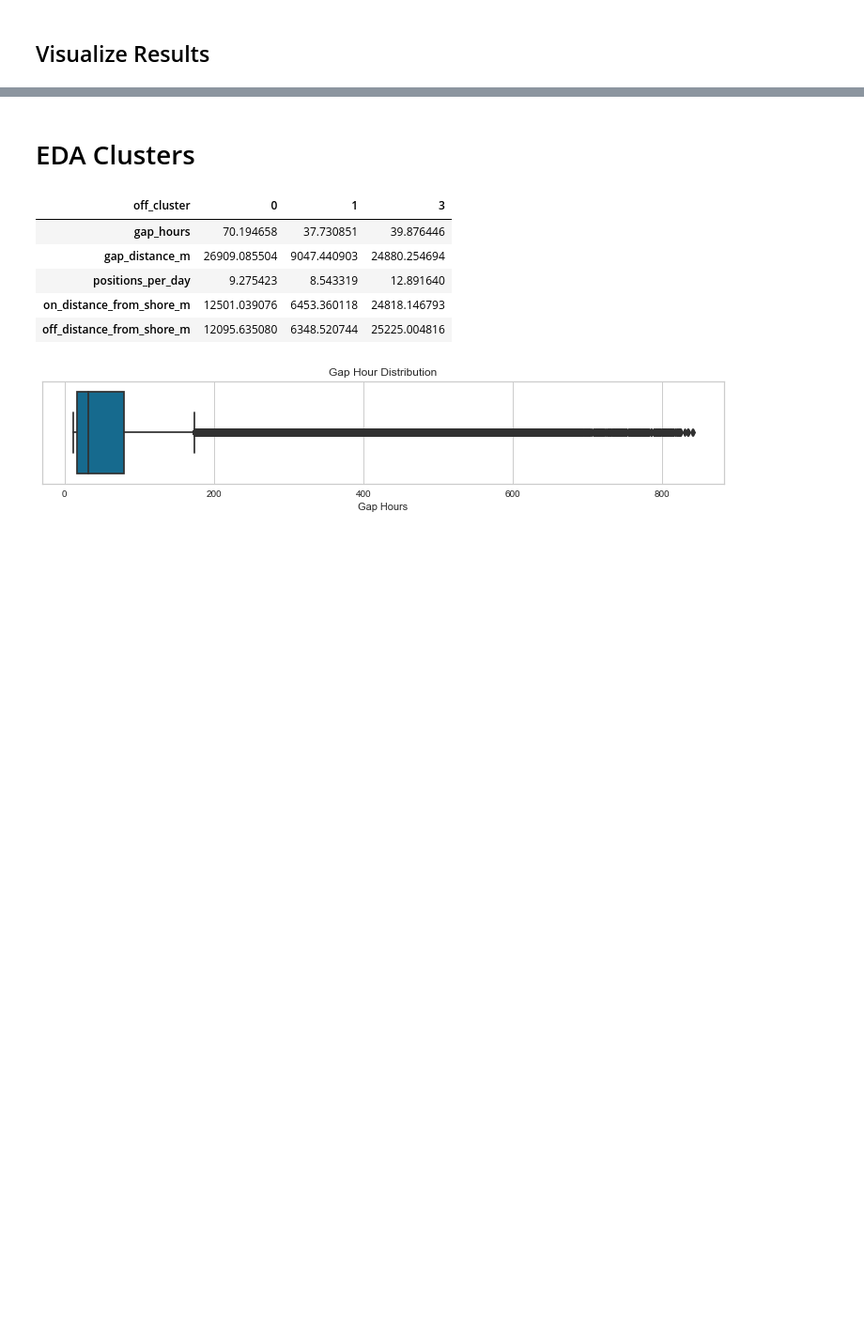
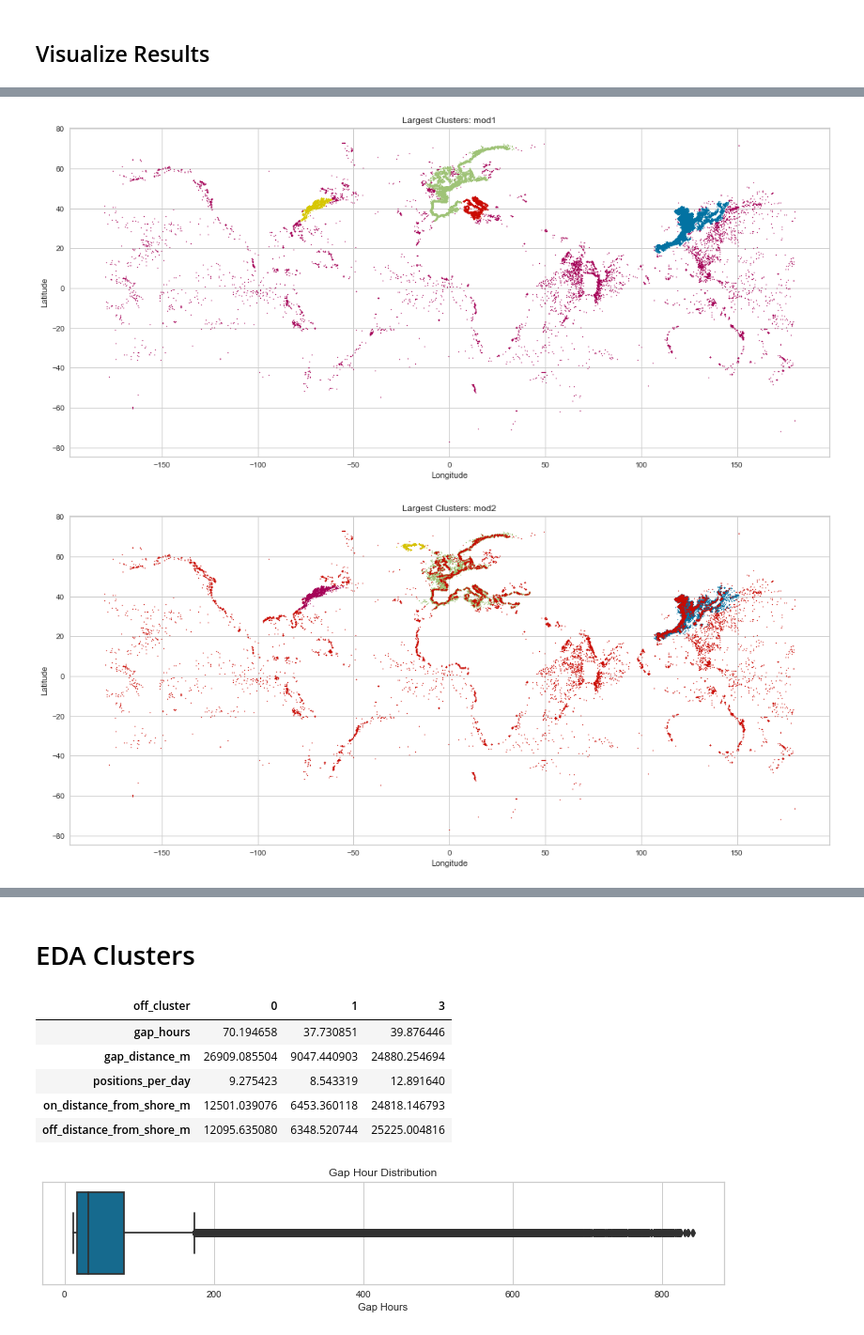
Before and after one commit to jessicarose00/Dark_to_Transparent, a Jupyter notebook: code/03_EDA_DBSCAN.ipynb, the cells around one changed output, grey strips where cells are left out. Shown at 94% size. Saved outputs shown, nothing was run; the diff lists cells and outputs as text; code cells hidden in the pictures; blank space fills up the shorter version.

```diff
--- a/code/03_EDA_DBSCAN.ipynb
+++ b/code/03_EDA_DBSCAN.ipynb
@@ -520,0 +549,4 @@ silhouette_score(X_sc, hdbscan.labels_)
+# %%
+# Which clusters have the most observations?
+mod4_most = gap_notreg['mod4'].value_counts()[:5].index.tolist()
+mod4_most
@@ -603,0 +629,21 @@ plt.ylabel('Latitude');
+# %%
+# Visualize largest 5 clusters estimated by each model
+
+colors = ['darkred', 'skyblue', 'b', 'purple', 'darkorange']
+
+def top_clusters(most, model):
+    plt.figure(figsize=(18, 8))
+    for label in most:
+        cluster = gap_notreg[gap_notreg[model] == label]
+        plt.scatter(cluster['off_lon'], cluster['off_lat'], s=1)
+        plt.title(f"Largest Clusters: {model}")
+        plt.xlabel('Longitude')
+        plt.ylabel('Latitude');
+
+top_clusters(mod1_most, 'mod1')
+top_clusters(mod2_most, 'mod2')
+top_clusters(mod3_most, 'mod3')
+top_clusters(mod4_most, 'mod4')
+# %% [output]
+[figure, added]
+[figure, added]
```
Also changed, not shown: parts of 54 cells of this notebook.
